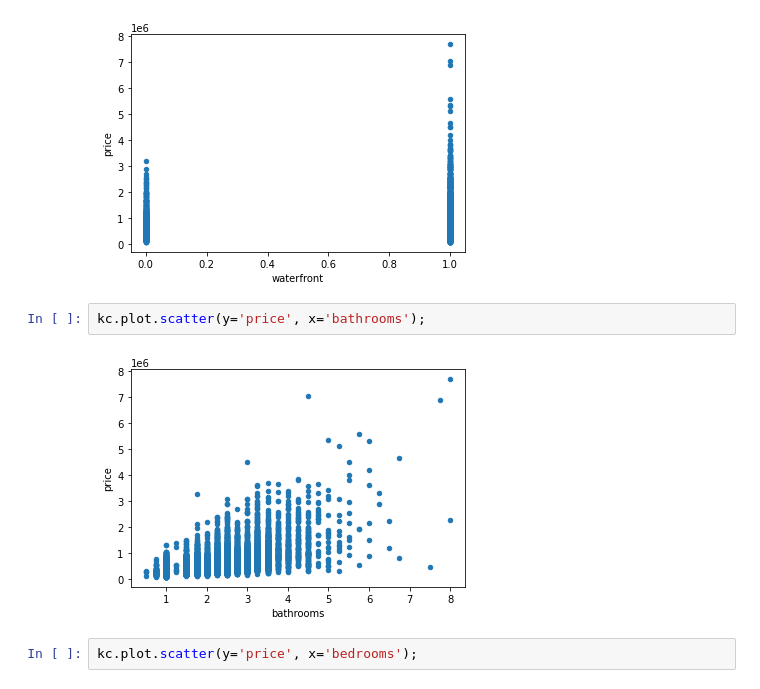
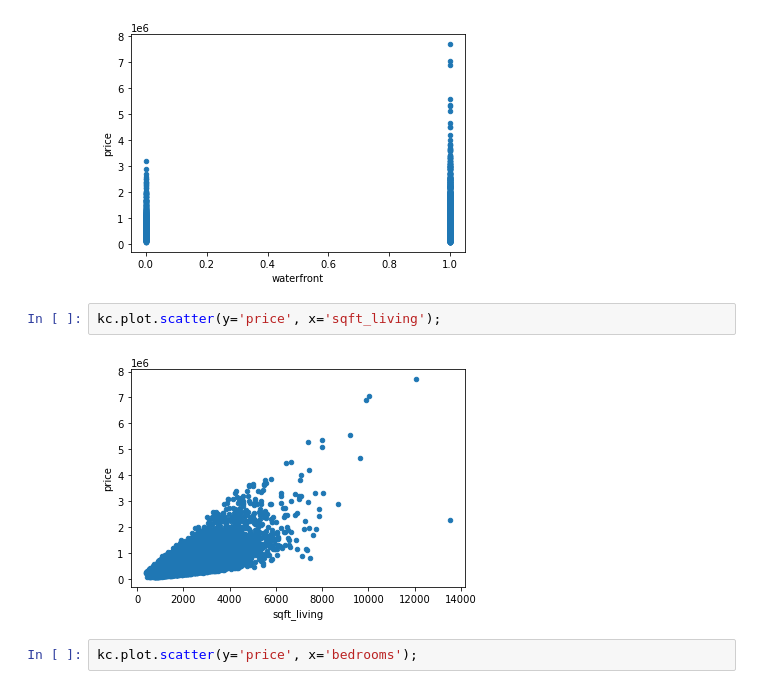
Before and after one commit to sumed-h/Group-3, a Jupyter notebook: studentfinal.ipynb, the cells around one changed output. Cells and saved outputs as stored; diff of their text form.

```diff
--- a/studentfinal.ipynb
+++ b/studentfinal.ipynb
@@ -361,9 +378,9 @@ kc.plot.scatter(y='price', x='waterfront');
 # %% [output]
 [figure]
 # %%
-kc.plot.scatter(y='price', x='bathrooms');
+kc.plot.scatter(y='price', x='sqft_living');
 # %% [output]
-[figure, old version]
+[figure, new version]
 # %%
 kc.plot.scatter(y='price', x='bedrooms');
 # %% [output]
```
Also changed, not shown: parts of 47 cells of this notebook.
